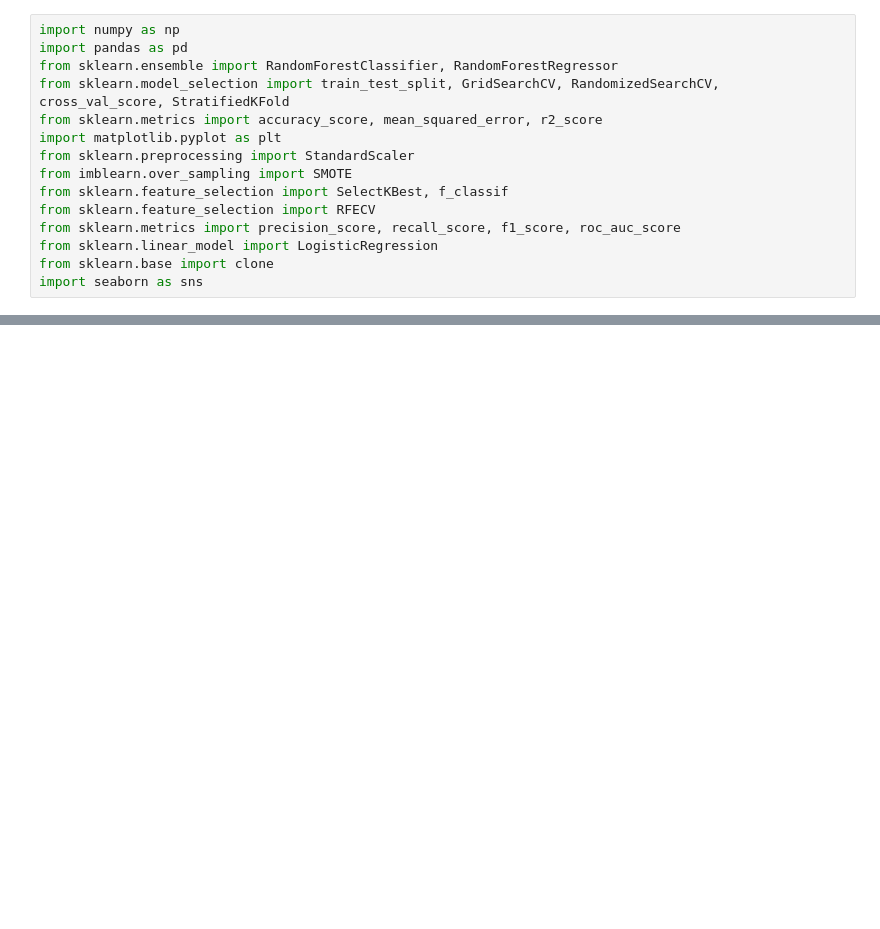
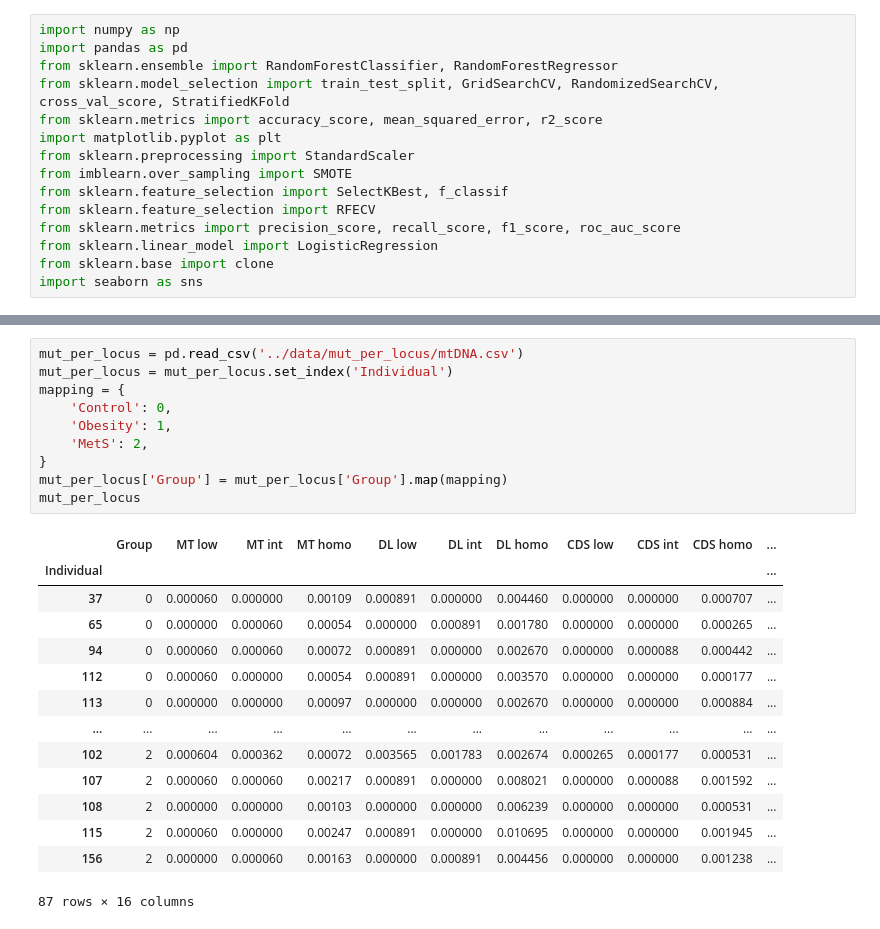
Before and after one commit to blackturtle71/obesityxmutations, a Jupyter notebook: scripts/ml.ipynb, the cells around one changed output, grey strips where cells are left out. Saved outputs shown, nothing was run; the diff lists cells and outputs as text; blank space fills up the shorter version.

```diff
--- a/scripts/ml.ipynb
+++ b/scripts/ml.ipynb
@@ -56,0 +47,25 @@ het_cyto_exp
+# %%
+mut_per_locus = pd.read_csv('../data/mut_per_locus/mtDNA.csv')
+mut_per_locus = mut_per_locus.set_index('Individual')
+mapping = {
+    'Control': 0,
+    'Obesity': 1,
+    'MetS': 2,
+}
+mut_per_locus['Group'] = mut_per_locus['Group'].map(mapping)
+mut_per_locus
+# %% [output]
+|  | Group | MT low | MT int | MT homo | DL low | DL int | DL homo | CDS low | CDS int | CDS homo | ... |
+| Individual |  |  |  |  |  |  |  |  |  |  | ... |
+| 37 | 0 | 0.000060 | 0.000000 | 0.00109 | 0.000891 | 0.000000 | 0.004460 | 0.000000 | 0.000000 | 0.000707 | ... |
+| 65 | 0 | 0.000000 | 0.000060 | 0.00054 | 0.000000 | 0.000891 | 0.001780 | 0.000000 | 0.000000 | 0.000265 | ... |
+| 94 | 0 | 0.000060 | 0.000060 | 0.00072 | 0.000891 | 0.000000 | 0.002670 | 0.000000 | 0.000088 | 0.000442 | ... |
+| 112 | 0 | 0.000060 | 0.000000 | 0.00054 | 0.000891 | 0.000000 | 0.003570 | 0.000000 | 0.000000 | 0.000177 | ... |
+| 113 | 0 | 0.000000 | 0.000000 | 0.00097 | 0.000000 | 0.000000 | 0.002670 | 0.000000 | 0.000000 | 0.000884 | ... |
+| ... | ... | ... | ... | ... | ... | ... | ... | ... | ... | ... | ... |
+| 102 | 2 | 0.000604 | 0.000362 | 0.00072 | 0.003565 | 0.001783 | 0.002674 | 0.000265 | 0.000177 | 0.000531 | ... |
+| 107 | 2 | 0.000060 | 0.000060 | 0.00217 | 0.000891 | 0.000000 | 0.008021 | 0.000000 | 0.000088 | 0.001592 | ... |
+| 108 | 2 | 0.000000 | 0.000000 | 0.00103 | 0.000000 | 0.000000 | 0.006239 | 0.000000 | 0.000000 | 0.000531 | ... |
+| 115 | 2 | 0.000060 | 0.000000 | 0.00247 | 0.000891 | 0.000000 | 0.010695 | 0.000000 | 0.000000 | 0.001945 | ... |
+| 156 | 2 | 0.000000 | 0.000060 | 0.00163 | 0.000000 | 0.000891 | 0.004456 | 0.000000 | 0.000000 | 0.001238 | ... |
+87 rows × 16 columns
```
Also changed, not shown: parts of 9 cells of this notebook, 9 other files.
